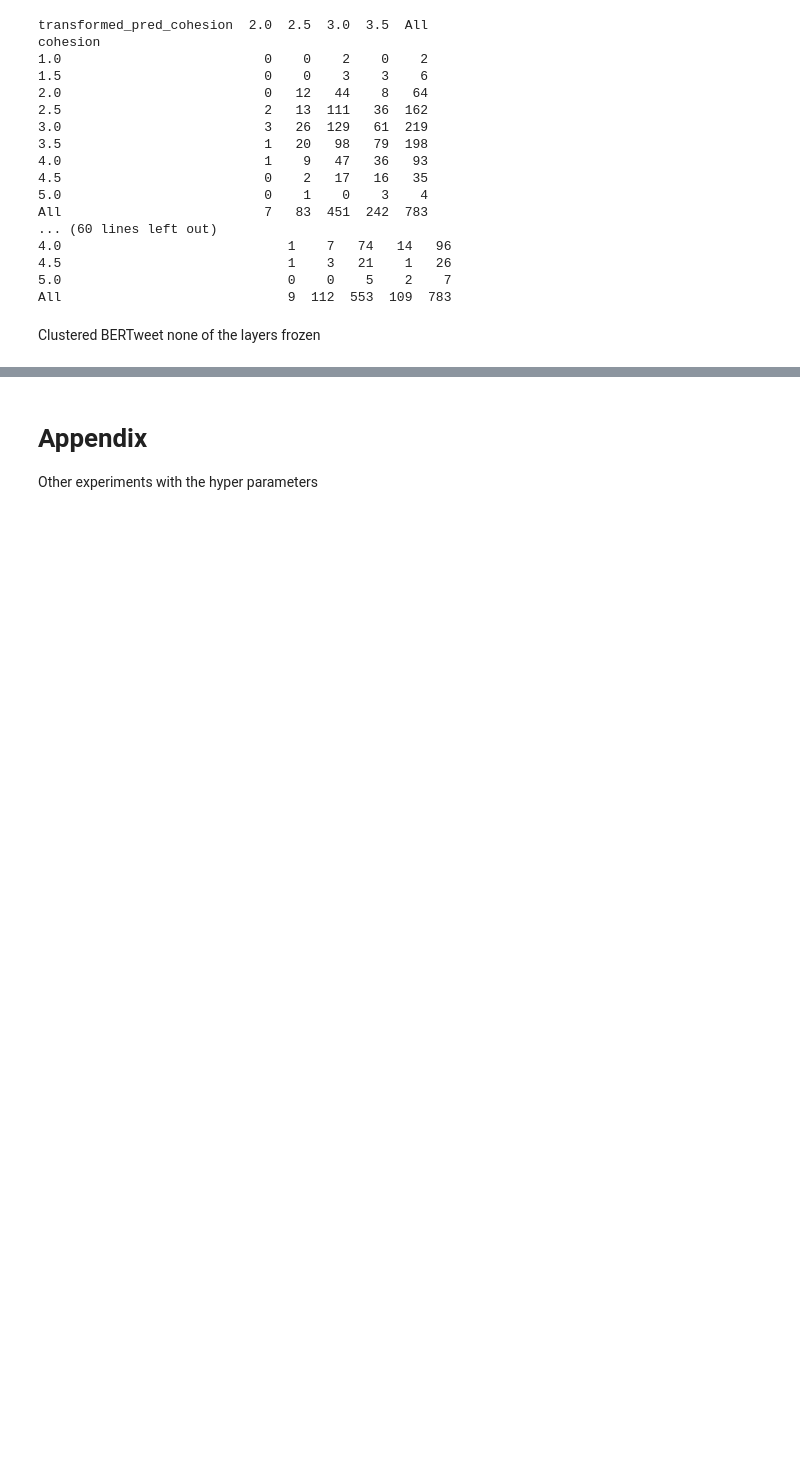
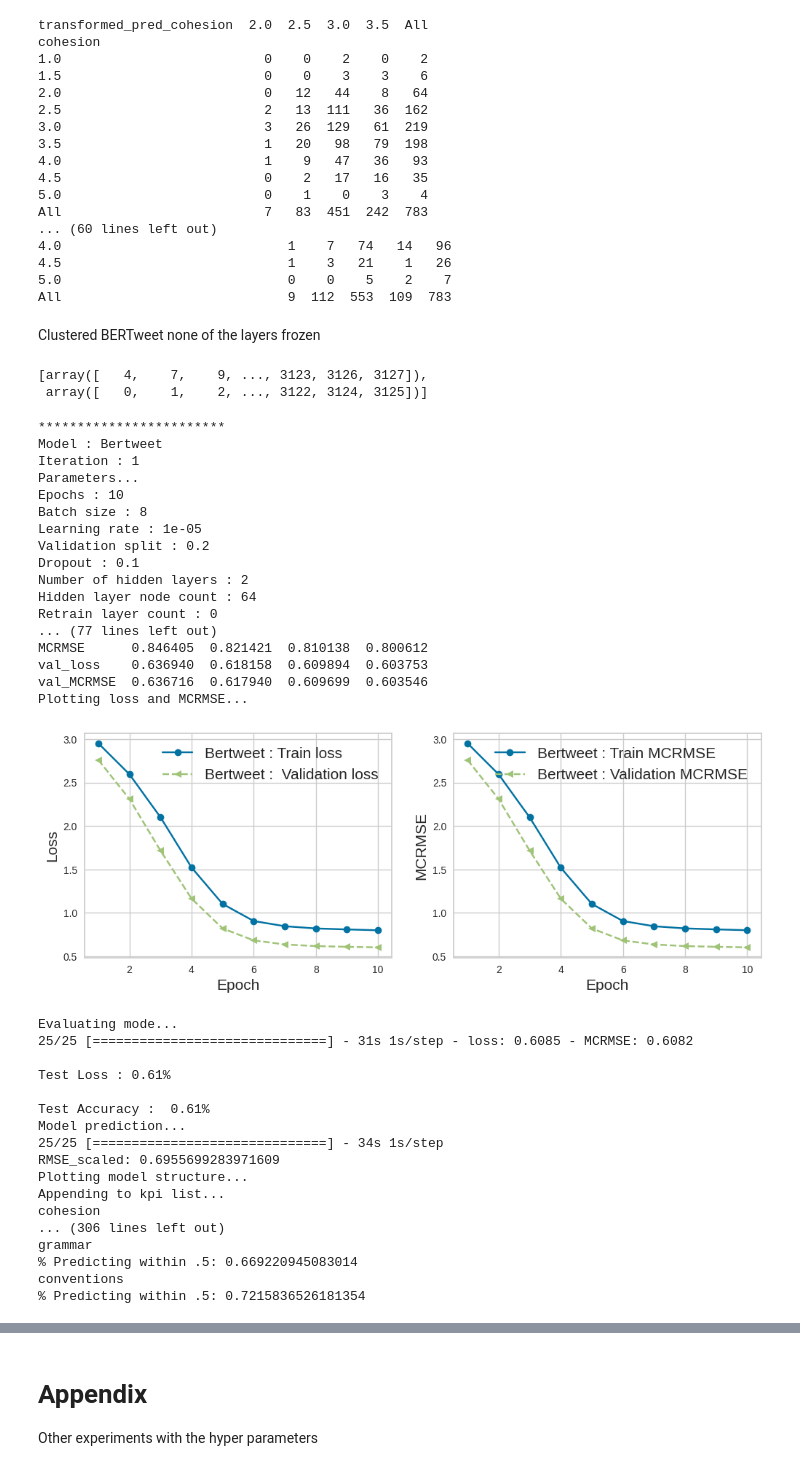
Before and after one commit to srilamaiti/spring_2023_w266_final_project_heesuk_iris_srila, a Jupyter notebook: iris/W266_essay_evaluation_final.ipynb, the cells around one changed output, grey strips where cells are left out. Cells and saved outputs as stored; diff of their text form; code cells hidden in the pictures; blank space fills up the shorter version.

```diff
--- a/iris/W266_essay_evaluation_final.ipynb
+++ b/iris/W266_essay_evaluation_final.ipynb
@@ -3637,7 +3637,7 @@ val_indices_list = []
 random_state = 2023
 for param_val_model_name in model_name_list:
 
-    for idx, param_entry in enumerate(param_list[2:3]):
+    for idx, param_entry in enumerate(param_list[:1]):
         MAX_LEN = 512
         param_val_epoch = param_entry['epochs']
         param_val_batch_size = param_entry['batch_size']
@@ -3660,8 +3660,11 @@ for param_val_model_name in model_name_list:
           train_indices_list.append(train_indices)
           val_indices_list.append(val_indices)
 train_indices_list
+# %% [output]
+[array([   4,    7,    9, ..., 3123, 3126, 3127]),
+ array([   0,    1,    2, ..., 3122, 3124, 3125])]
 # %%
-for idx, param_entry in enumerate(param_list[1:2]):
+for idx, param_entry in enumerate(param_list[2:3]):
   MAX_LEN = 512
   epoch_val = param_entry['epochs']
   batch_size_val = param_entry['batch_size']
@@ -3813,33 +3816,69 @@ for idx, param_entry in enumerate(param_list[1:2]):
       print(component)
       print("% Predicted too high: " + str(len(df_comparison.query("transformed_pred_"+component+">"+component))/len(df_comparison)))
       print("% Predicted correctly: " + str(len(df_comparison.query("transformed_pred_"+component+"=="+component))/len(df_comparison)))
       print("% Predicted too low: " + str(len(df_comparison.query("transformed_pred_"+component+"<"+component))/len(df_comparison)))
       print("****")
 
 
     # Predicting too high or low for every score?
 
     # for component in label_cols:
     #   print(component)
 
     #   for score in [1.0,1.5,2.0,2.5,3.0,3.5,4.0,4.5,5.0]:
     #     if len(df_comparison[df_comparison[component]==score])==0:
     #       print(component+"=="+str(score)+" has 0 rows")
     #     else:
     #       print(f'length: {len(df_comparison[df_comparison[component]==score])}')
     #       print("% Predicting the above ("+str(score)+"): " +
     #             str(len(df_comparison[(df_comparison[component]==score) &
     #                                   (df_comparison["transformed_pred_"+component]>score)])/len(df_comparison[df_comparison[component]==score])))
     #       print("% Predicting the same ("+str(score)+"): " +
     #             str(len(df_comparison[(df_comparison[component]==score) &
     #                                   (df_comparison["transformed_pred_"+component]==score)])/len(df_comparison[df_comparison[component]==score])))
     #       print("% Predicting the below ("+str(score)+"): " +
     #             str(len(df_comparison[(df_comparison[component]==score) &
     #                                   (df_comparison["transformed_pred_"+component]<score)])/len(df_comparison[df_comparison[component]==score])))
     #     print("****")
   for component in label_cols:
       print(component)
       print("% Predicting within .5: " + str(len(df_comparison.query("transformed_pred_"+component+"<=("+component+"+.5) and transformed_pred_"+component+">=("+component+"-.5)"))/len(df_comparison)))
+# %% [output]
+************************
+Model : Bertweet
+Iteration : 1
+Parameters...
+Epochs : 10
+Batch size : 8
+Learning rate : 1e-05
+Validation split : 0.2
+Dropout : 0.1
+Number of hidden layers : 2
+Hidden layer node count : 64
+Retrain layer count : 0
+... (77 lines left out)
+MCRMSE      0.846405  0.821421  0.810138  0.800612
+val_loss    0.636940  0.618158  0.609894  0.603753
+val_MCRMSE  0.636716  0.617940  0.609699  0.603546
+Plotting loss and MCRMSE...
+[figure, added]
+Evaluating mode...
+25/25 [==============================] - 31s 1s/step - loss: 0.6085 - MCRMSE: 0.6082
+
+Test Loss : 0.61%
+
+Test Accuracy :  0.61%
+Model prediction...
+25/25 [==============================] - 34s 1s/step
+RMSE_scaled: 0.6955699283971609
+Plotting model structure...
+Appending to kpi list...
+cohesion
+... (306 lines left out)
+grammar
+% Predicting within .5: 0.669220945083014
+conventions
+% Predicting within .5: 0.7215836526181354
 # %%
 df_comparison = pd.read_csv("predict_bertweet_cluster_12.csv")
 for component in label_cols:
```
Also changed, not shown: parts of 1 cell of this notebook.
